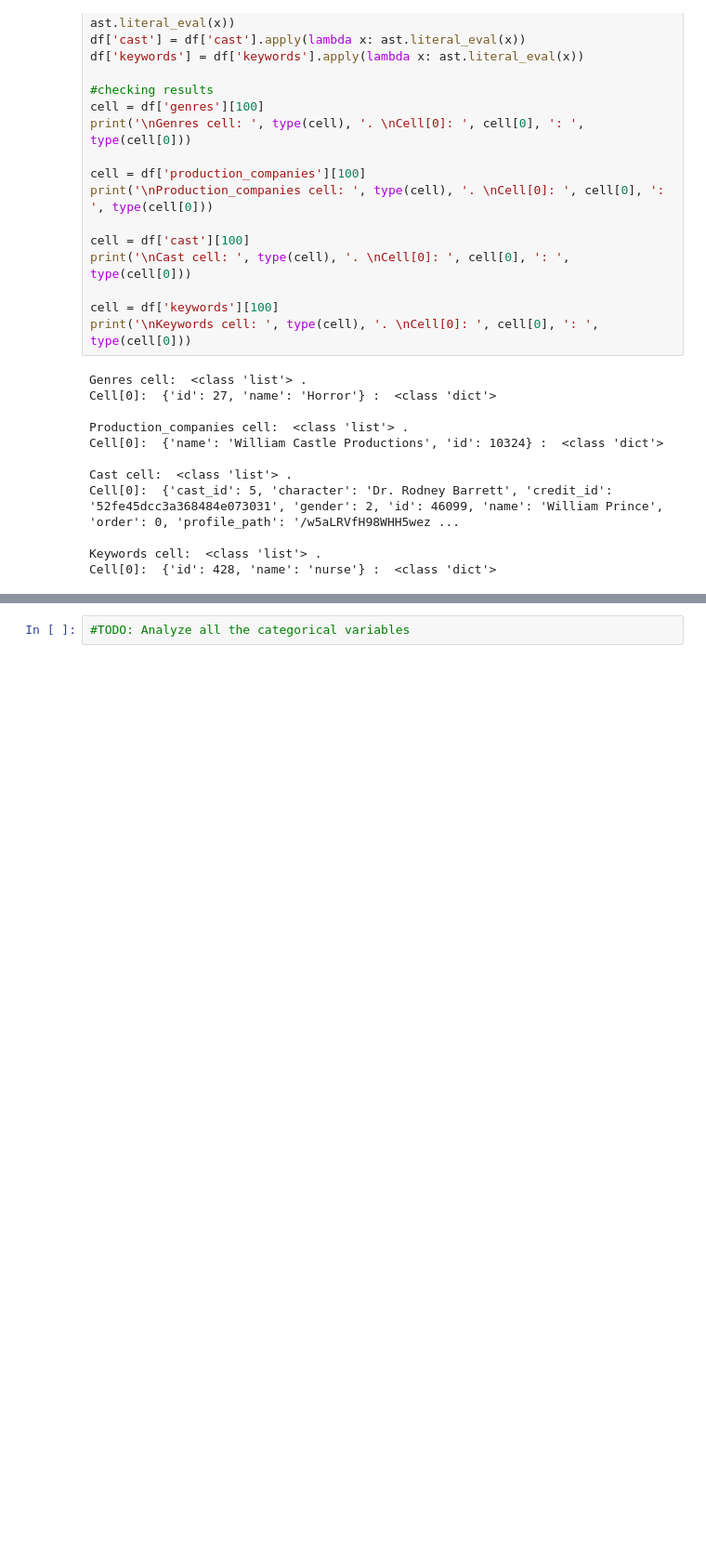
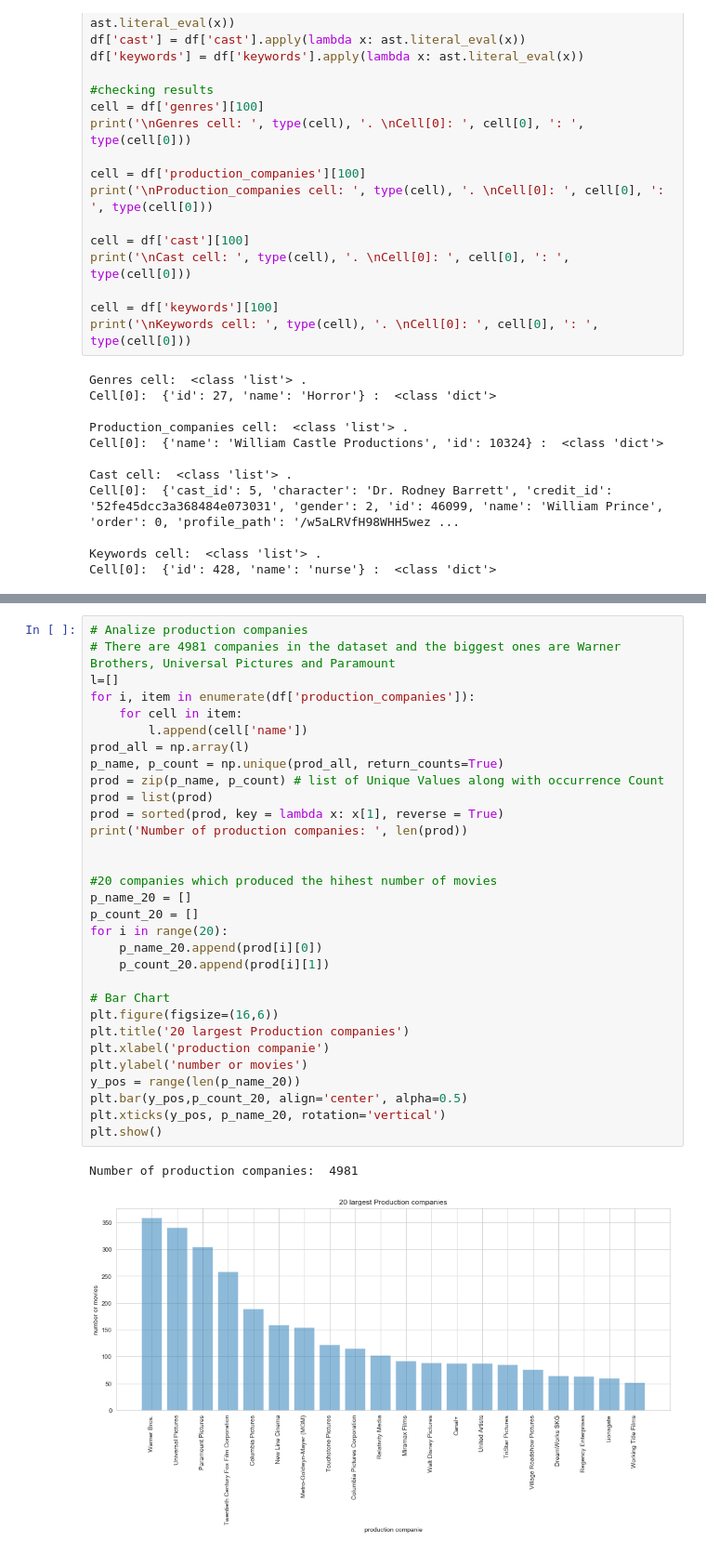
Before and after one commit to nastazya/Movies-analytics, a Jupyter notebook: EDA.ipynb, the cells around one changed output, grey strips where cells are left out. Shown at 93% size. Cells and saved outputs as stored; diff of their text form; blank space fills up the shorter version.

```diff
--- a/EDA.ipynb
+++ b/EDA.ipynb
@@ -207,5 +258,37 @@ plt.show()
 [figure]
-# %%
-#TODO: Analyze all the categorical variables
+# %%
+# Analize production companies
+# There are 4981 companies in the dataset and the biggest ones are Warner Brothers, Universal Pictures and Paramount
+l=[]
+for i, item in enumerate(df['production_companies']):
+    for cell in item:
+        l.append(cell['name'])
+prod_all = np.array(l)
+p_name, p_count = np.unique(prod_all, return_counts=True)
+prod = zip(p_name, p_count) # list of Unique Values along with occurrence Count
+prod = list(prod)
+prod = sorted(prod, key = lambda x: x[1], reverse = True)
+print('Number of production companies: ', len(prod))
+
+
+#20 companies which produced the hihest number of movies
+p_name_20 = []
+p_count_20 = []
+for i in range(20):
+    p_name_20.append(prod[i][0])
+    p_count_20.append(prod[i][1])
+
+# Bar Chart
+plt.figure(figsize=(16,6))
+plt.title('20 largest Production companies')
+plt.xlabel('production companie')
+plt.ylabel('number or movies')
+y_pos = range(len(p_name_20))
+plt.bar(y_pos,p_count_20, align='center', alpha=0.5)
+plt.xticks(y_pos, p_name_20, rotation='vertical')
+plt.show()
+# %% [output]
+Number of production companies:  4981
+[figure, added]
 # %% [markdown]
 ## Multiple variables (Numeric x Numeric)
```
Also changed, not shown: parts of 30 cells of this notebook.
